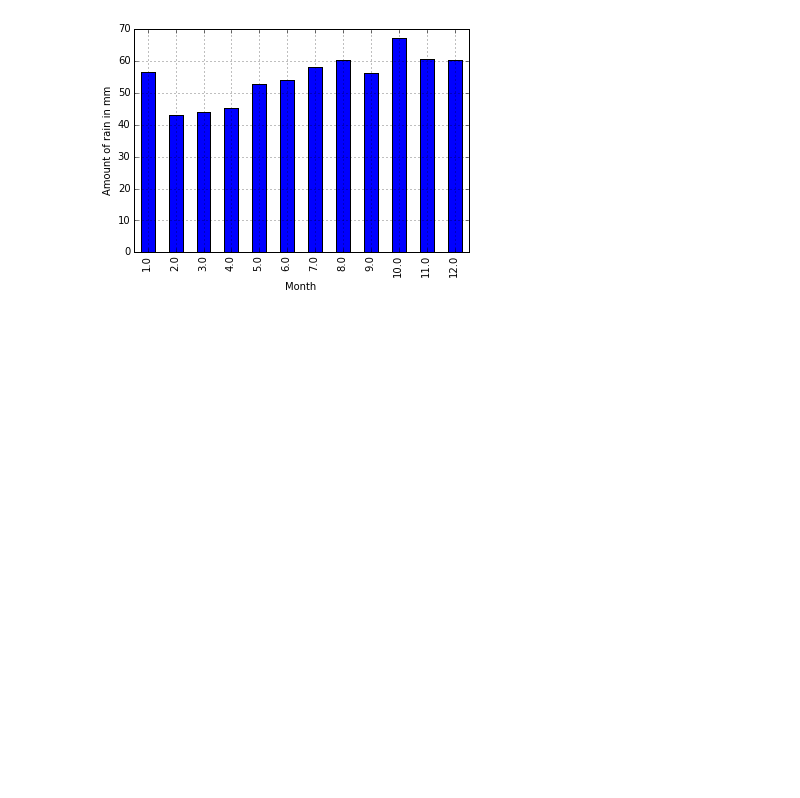
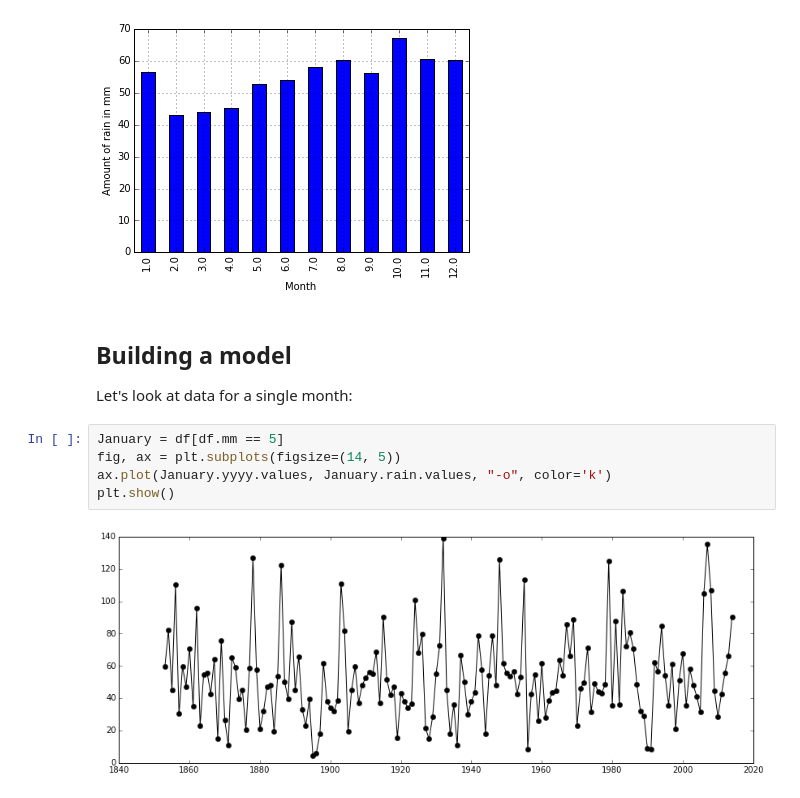
Before and after one commit to GregoryAshton/GregoryAshton.github.io, a Jupyter notebook: _notebooks/Rainfall-in-Oxford.ipynb, the cells around one changed output. Saved outputs shown, nothing was run; the diff lists cells and outputs as text; blank space fills up the shorter version.

```diff
--- a/_notebooks/Rainfall-in-Oxford.ipynb
+++ b/_notebooks/Rainfall-in-Oxford.ipynb
@@ -54,3 +54,14 @@ ax.set_ylabel("Amount of rain in mm")
 # %% [output]
 <matplotlib.text.Text at 0x...>
 [figure]
+# %% [markdown]
+## Building a model
+
+Let's look at data for a single month:
+# %%
+January = df[df.mm == 5]
+fig, ax = plt.subplots(figsize=(14, 5))
+ax.plot(January.yyyy.values, January.rain.values, "-o", color='k')
+plt.show()
+# %% [output]
+[figure, added]
```
Also changed, not shown: parts of 1 cell of this notebook.
